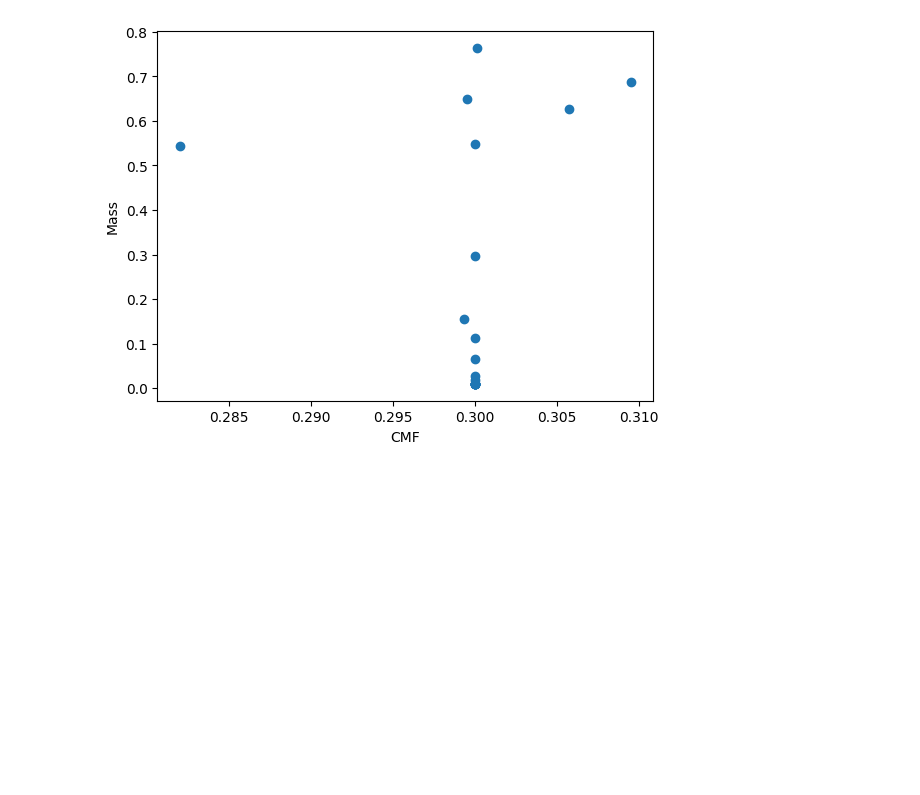
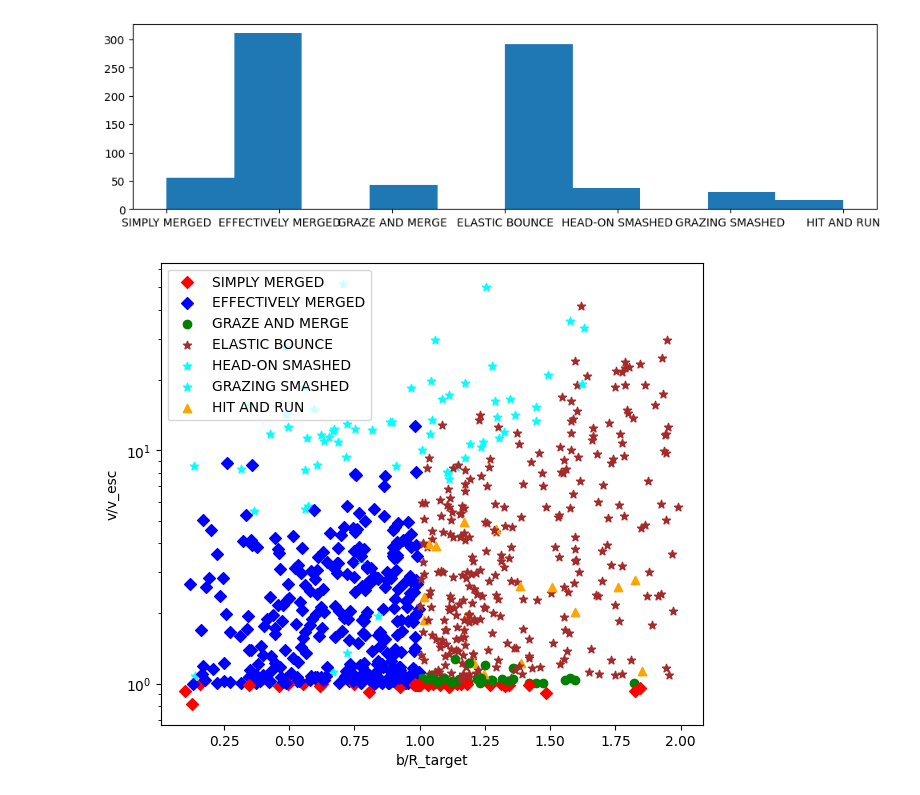
Before and after one commit to haniyehtajer/planetgarten, a Jupyter notebook: simulation_results/result_analyze.ipynb, the cells around one changed output. Saved outputs shown, nothing was run; the diff lists cells and outputs as text; code cells hidden in the pictures; blank space fills up the shorter version.

```diff
--- a/simulation_results/result_analyze.ipynb
+++ b/simulation_results/result_analyze.ipynb
@@ -37,8 +35,11 @@ array([0.11147035, 0.1555857 , 0.29725426, 0.54336467, 0.6874361 ,
-# %%
-plt.scatter(cmf, mass * sol_to_earth)
-
-plt.xlabel('CMF')
-plt.ylabel('Mass')
-plt.show()
-# %% [output]
-[figure, removed]
+# %%
+plt.figure(figsize=(12,3))
+plt.hist(anna_tt['coll_types'])
+
+plt.show()
+# %% [output]
+[figure, added]
+# %%
+rr.plot_b_v(anna_b, anna_v, anna_tt['coll_types'])
+# %% [output]
+[figure, added]
```
Also changed, not shown: parts of 6 cells of this notebook, 3 other files.
